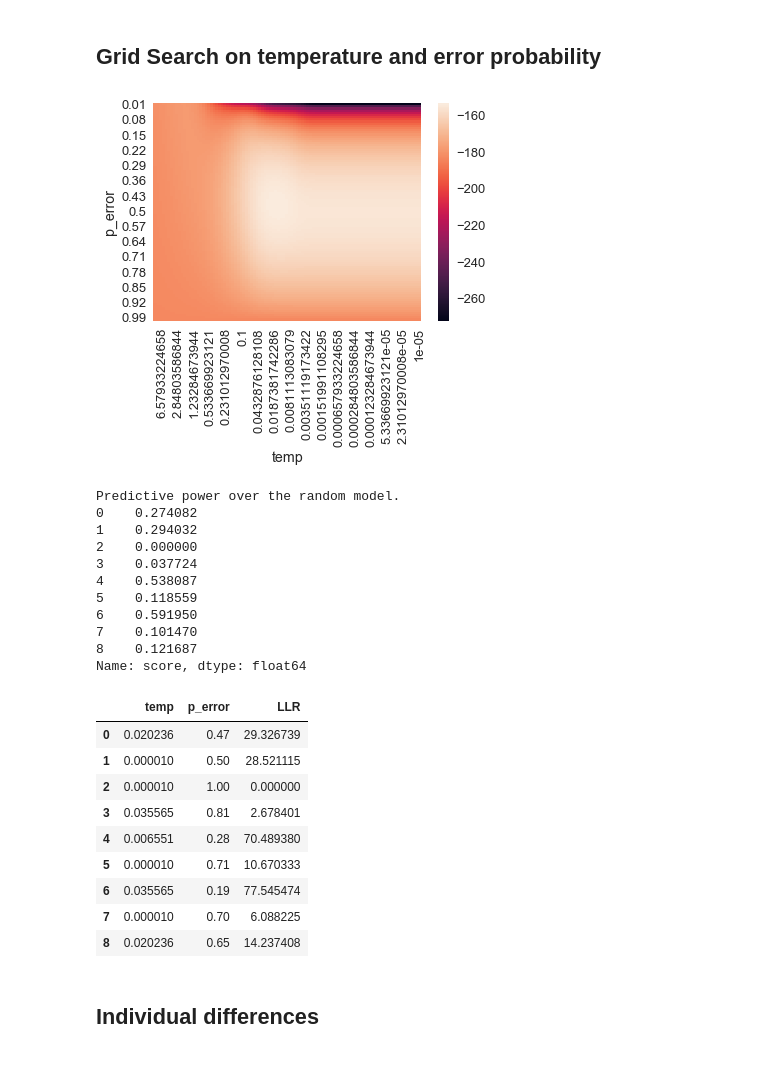
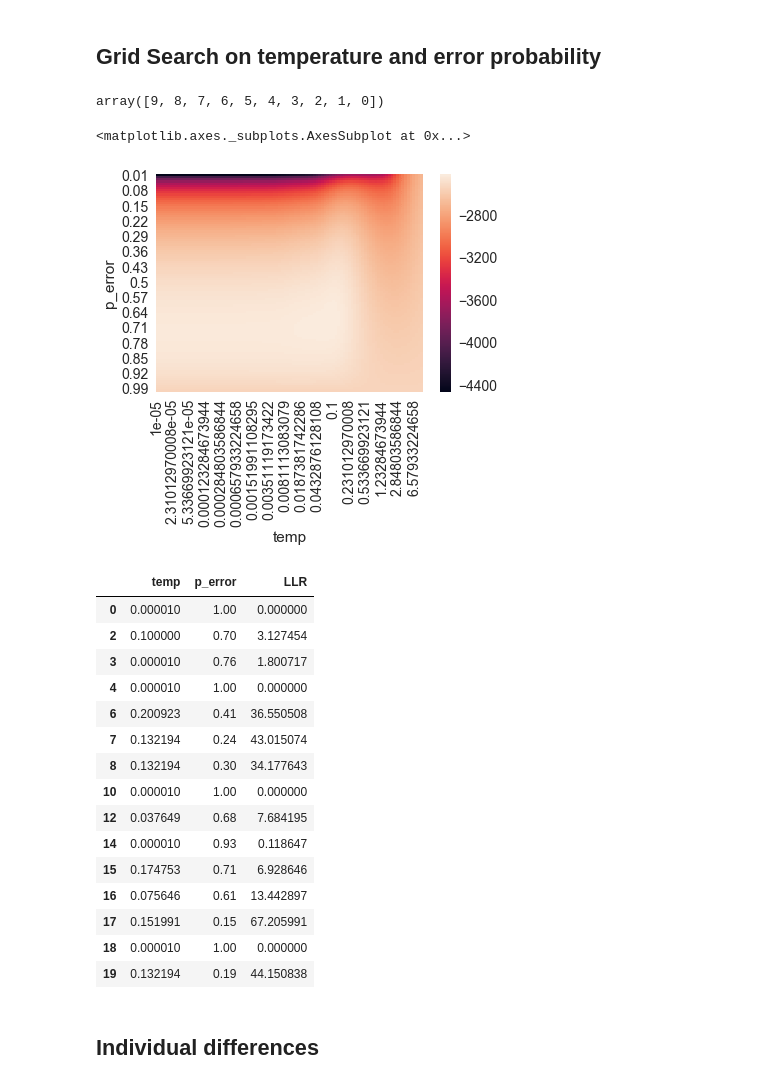
Before and after one commit to fredcallaway/planning, a Jupyter notebook: python/optimal_model.ipynb, the cells around one changed output. Drawn from its saved outputs; the diff is of its cells as text; code cells hidden in the pictures.

Commit message:
update optimal model

```diff
--- a/python/optimal_model.ipynb
+++ b/python/optimal_model.ipynb
@@ -191,3 +173,8 @@ Name: trial_id, Length: 160, dtype: int64
+# %%
+def get_env(state_rewards):
+    state_rewards[0] = 0
+    return make_env(ground_truth=state_rewards)
+tdf['env'] = tdf.state_rewards.apply(get_env)
 # %%
 TRIALS = pd.read_json('../experiment/experiment/static/json/rewards/312.json')
 TRIALS = TRIALS.drop_duplicates(subset='trial_id').set_index('trial_id').stateRewards
@@ -195,8 +182,7 @@ TRIALS = TRIALS.drop_duplicates(subset='trial_id').set_index('trial_id').stateRe
 assert len(tdf.pid.unique()) == tdf.pid.max() + 1
 def expand(df):
     for i, row in df.iterrows():
-        env = make_env(mu=3, sigma=6, ground_truth=TRIALS.loc[row.trial_id])
-#         assert (hash(env) % 100000000) == row.trial_id
+        env = row.env
         for a in [*row.clicks, env.term_action]:
             yield {'pid': row.pid, 'trial_id': row.trial_id,
                    'state': env._state, 'action': a}
@@ -210,12 +202,14 @@ KeyError: 'the label [-3506160317620679168] is not in the [index]'
 # %% [markdown]
 ## Grid Search on temperature and error probability
+# %%
+np.arange(10)[::-1]
+# %% [output]
+array([9, 8, 7, 6, 5, 4, 3, 2, 1, 0])
 # %%
 from mouselab_policy import MouselabPolicy
 rand_policy = MouselabPolicy({'term_reward': 0})
 # NOTE: must run one episode before calling for action_distribution
 run_episode(rand_policy, env)
-
-p_rand = np.stack(data.state.apply(rand_policy.action_distribution))[chosen]
 
 def logp_grid(data):
     prefs = np.stack(data.state.apply(optimal_policy.preferences))
@@ -238,10 +232,10 @@ def logp_grid(data):
             .set_index(['p_error', 'temp'])
             .logp.unstack())
 
-# Up and right are becoming less random.
-sns.heatmap(logp_grid(data.query('pid==0'))).invert_xaxis()
+sns.heatmap(logp_grid(data))
 # %% [output]
+<matplotlib.axes._subplots.AxesSubplot at 0x...>
-[figure, old version]
+[figure, new version]
 # %%
 from scipy.optimize import minimize
 
@@ -260,30 +254,27 @@ def mle(data):
 
 MLE = DataFrame(list(data.groupby('pid').apply(mle)))
 pdf['model_score'] = MLE.score
+pdf['LLR'] = MLE.LLR
-# %% [output]
-Predictive power over the random model.
-0    0.274082
-1    0.294032
-2    0.000000
-3    0.037724
-4    0.538087
-5    0.118559
-6    0.591950
-7    0.101470
-8    0.121687
-Name: score, dtype: float64
+# %%
+pdf['bad'] = mdf.query('block == "train_inspector"').groupby('pid').n_clicks.mean() == 0
 # %%
-MLE['temp p_error LLR'.split()]
+MLE['temp p_error LLR'.split()].loc[~pdf.bad]
 # %% [output]
 |  | temp | p_error | LLR |
-| 0 | 0.020236 | 0.47 | 29.326739 |
-| 1 | 0.000010 | 0.50 | 28.521115 |
-| 2 | 0.000010 | 1.00 | 0.000000 |
-| 3 | 0.035565 | 0.81 | 2.678401 |
-| 4 | 0.006551 | 0.28 | 70.489380 |
-| 5 | 0.000010 | 0.71 | 10.670333 |
-| 6 | 0.035565 | 0.19 | 77.545474 |
-| 7 | 0.000010 | 0.70 | 6.088225 |
-| 8 | 0.020236 | 0.65 | 14.237408 |
+| 0 | 0.000010 | 1.00 | 0.000000 |
+| 2 | 0.100000 | 0.70 | 3.127454 |
+| 3 | 0.000010 | 0.76 | 1.800717 |
+| 4 | 0.000010 | 1.00 | 0.000000 |
+| 6 | 0.200923 | 0.41 | 36.550508 |
+| 7 | 0.132194 | 0.24 | 43.015074 |
+| 8 | 0.132194 | 0.30 | 34.177643 |
+| 10 | 0.000010 | 1.00 | 0.000000 |
+| 12 | 0.037649 | 0.68 | 7.684195 |
+| 14 | 0.000010 | 0.93 | 0.118647 |
+| 15 | 0.174753 | 0.71 | 6.928646 |
+| 16 | 0.075646 | 0.61 | 13.442897 |
+| 17 | 0.151991 | 0.15 | 67.205991 |
+| 18 | 0.000010 | 1.00 | 0.000000 |
+| 19 | 0.132194 | 0.19 | 44.150838 |
 # %% [markdown]
 ## Individual differences
```
Also changed, not shown: parts of 7 cells of this notebook.
